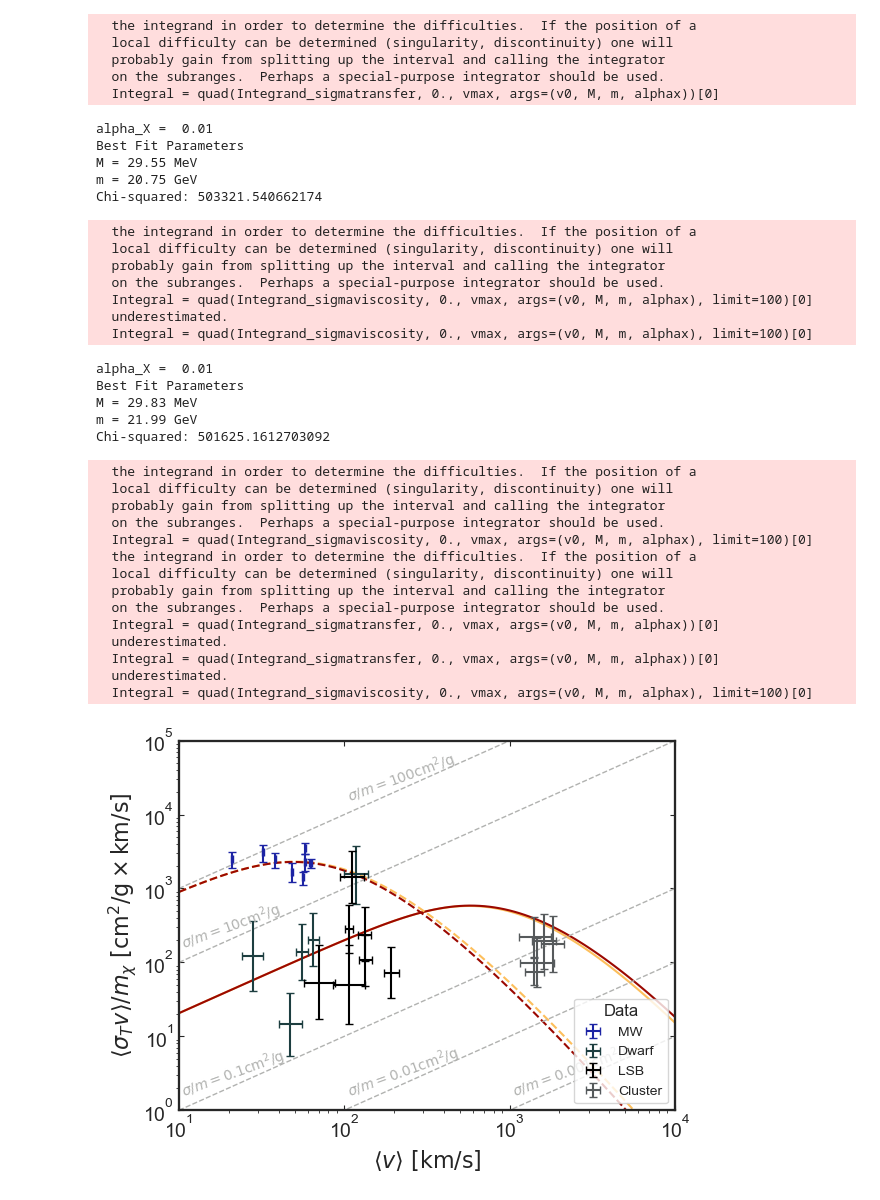
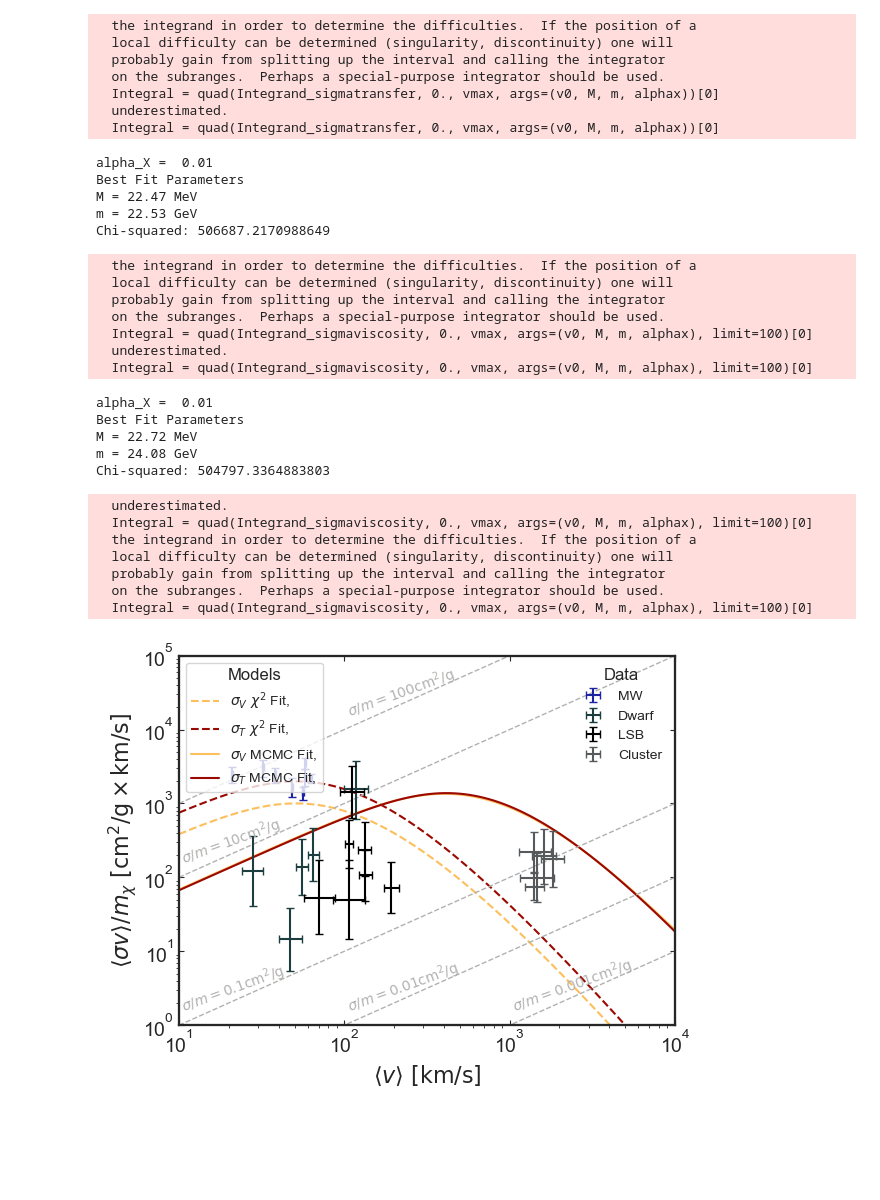
Before and after one commit to nigomezcr/Leptophilic-Atlas-Repo, a Jupyter notebook: DarkMatterFits.ipynb, the cells around one changed output. Drawn from its saved outputs; the diff is of its cells as text; code cells hidden in the pictures; blank space fills up the shorter version.

```diff
--- a/DarkMatterFits.ipynb
+++ b/DarkMatterFits.ipynb
@@ -37,7 +37,7 @@ def Integrand_sigmaviscosity(v, v0, M, m, alphax):
 
 
 def Average_sigmatransfer(v0, M, m, alphax):
-    sigma2_MB = v0**2*np.pi*(3*np.pi - 8)/np.pi
+    sigma2_MB = v0**2*(3*np.pi - 8)
     vmax = 2*np.sqrt(sigma2_MB)
 
     Prefactor = 4*np.pi/((2*np.pi*v0**2)**1.5 )
@@ -45,7 +45,7 @@ def Average_sigmatransfer(v0, M, m, alphax):
     return Prefactor*Integral
 
 def Average_sigmaviscosity(v0, M, m, alphax):
-    sigma2_MB = v0**2*np.pi*(3*np.pi - 8)/np.pi
+    sigma2_MB = v0**2*(3*np.pi - 8)
     vmax = 2*np.sqrt(sigma2_MB)
 
     Prefactor = 4*np.pi/((2*np.pi*v0**2)**1.5 )
@@ -114,11 +114,13 @@ compute_fit(Average_sigmatransfer, 0.01)
   probably gain from splitting up the interval and calling the integrator
   on the subranges.  Perhaps a special-purpose integrator should be used.
   Integral = quad(Integrand_sigmatransfer, 0., vmax, args=(v0, M, m, alphax))[0]
+  underestimated.
+  Integral = quad(Integrand_sigmatransfer, 0., vmax, args=(v0, M, m, alphax))[0]
 alpha_X =  0.01
 Best Fit Parameters
-M = 29.55 MeV
-m = 20.75 GeV
-Chi-squared: 503321.540662174
+M = 22.47 MeV
+m = 22.53 GeV
+Chi-squared: 506687.2170988649
 # %%
 compute_fit(Average_sigmaviscosity, 0.01)
 # %% [output]
@@ -131,9 +133,9 @@ compute_fit(Average_sigmaviscosity, 0.01)
   Integral = quad(Integrand_sigmaviscosity, 0., vmax, args=(v0, M, m, alphax), limit=100)[0]
 alpha_X =  0.01
 Best Fit Parameters
-M = 29.83 MeV
-m = 21.99 GeV
-Chi-squared: 501625.1612703092
+M = 22.72 MeV
+m = 24.08 GeV
+Chi-squared: 504797.3364883803
 # %%
 """
 //////////// Plots ////////////
@@ -167,33 +169,34 @@ Cluster_Err_u = ClusterData[:,5]
 v_array = np.logspace(1., 4, 100)
 v0 = v_array*np.sqrt(np.pi)/4
 
-sigvm_array = np.zeros(100)
-sigvm_array_t = np.zeros(100)
-sigvm_array2 = np.zeros(100)
-sigvm_array3 = np.zeros(100)
+sigvm_array_MCMC_v = np.zeros(100) #Array to plot viscosity with paramters from MCMC Fit
+sigvm_array_MCMC_t = np.zeros(100) #Array to plot transfer with paramters from MCMC Fit
+sigvm_array_chi2_v = np.zeros(100) #Array to plot viscosity with paramters from Chi2 Fit
+sigvm_array_chi2_t = np.zeros(100) #Array to plot transfer with paramters from Chi2 Fit
 
+M_mv, m_mv = 25.1, 209.6 # Z' and DM mass from MCMC fit to sigV, eq (19)
+M_mt, m_mt = 19.9, 161.5 # Z' and DM mass from MCMC fit to sigT, eq (20)
+M_cv, m_cv= 22.72, 24.08 #Z' and DM mass from chi2 fit to sigV, eq (21)
+M_ct, m_ct= 22.47, 22.53 #Z' and DM mass from chi2 fit to sigT, eq (22)
 
 
 # Create a figure and axis object
 fig, ax = plt.subplots()
 
-alphaDM, alphaDM2, alphaDM3 = 0.01, 0.01, 0.01
-mZp, mZp2, mZp3 = 30, 46, 19
-mDM, mDM2, mDM3 = 22, 7, 161
 
 for i in range(100):
-    sigvm_array[i] = Average_sigmaviscosity(v0[i], mZp, mDM, alphaDM)
-    sigvm_array_t[i] = Average_sigmatransfer(v0[i], mZp, mDM, alphaDM)
-    sigvm_array2[i] = Average_sigmaviscosity(v0[i], mZp3, mDM3, alphaDM3)
-    sigvm_array3[i] = Average_sigmatransfer(v0[i], mZp3, mDM3, alphaDM3)
+    sigvm_array_MCMC_v[i] = Average_sigmaviscosity(v0[i], M_mv, m_mv, alphaDM)
+    sigvm_array_MCMC_t[i] = Average_sigmatransfer(v0[i], M_mt, m_mt, alphaDM)
+    sigvm_array_chi2_v[i] = Average_sigmaviscosity(v0[i], M_cv, m_cv, alphaDM)
+    sigvm_array_chi2_t[i] = Average_sigmatransfer(v0[i], M_ct, m_ct, alphaDM)
 
 # Model Plot
-model_t, = ax.plot(v_array, sigvm_array_t, color=BackgroundColor3, label='Chi-2 Fit')
-model1, = ax.plot(v_array, sigvm_array, color=MainColor1, label='Chi-2 Fit')
-model2, = ax.plot(v_array, sigvm_array2, color=BackgroundColor3, linestyle='dashed', label='Viscosity')
-model3, = ax.plot(v_array, sigvm_array3, color=MainColor1, linestyle='dashed', label='Transfer')
-#first_legend = ax.legend(handles=[model1, model2, model3], loc=2, title='Models')
-#ax.add_artist(first_legend)
+model_MV, = ax.plot(v_array, sigvm_array_MCMC_v, color=BackgroundColor3, linestyle='dashed', label='$\sigma_V~ \chi^2$ Fit,')
+model_MT, = ax.plot(v_array, sigvm_array_MCMC_t, color=MainColor1,  linestyle='dashed', label='$\sigma_T~ \chi^2$ Fit,')
+model_CV, = ax.plot(v_array, sigvm_array_chi2_v, color=BackgroundColor3, linestyle='solid', label='$\sigma_V$ MCMC Fit,')
+model_CT, = ax.plot(v_array, sigvm_array_chi2_t, color=MainColor1, linestyle='solid', label='$\sigma_T$ MCMC Fit,')
+first_legend = ax.legend(handles=[model_MV, model_MT, model_CV, model_CT], loc=2, title='Models')
+ax.add_artist(first_legend)
 
 
 # Cross section diagonals
@@ -208,42 +211,36 @@ ax.text(10, 1.5, r'$ \sigma/m = 0.1 \mathrm{cm^2/g}$', size=10, rotation=20, col
 ax.plot(v_array, 10*v_array, color=DiagonalsColor, linestyle='dashed', lw=Diagonalswidth)
 ax.text(10, 150, r'$ \sigma/m = 10 \mathrm{cm^2/g}$', size=10, rotation=20, color=DiagonalsColor)
 ax.plot(v_array, 100*v_array, color=DiagonalsColor, linestyle='dashed', lw=Diagonalswidth)
 ax.text(100, 1.5e4, r'$ \sigma/m = 100 \mathrm{cm^2/g}$', size=10, rotation=20, color=DiagonalsColor)
 
 # Data
 data1 = ax.errorbar(VelocityData, CrossSectionData, CrossSectionData_Err , VelocityData_Err , ls='', color=MainColor2, capsize=3, label='MW')
 data2 = ax.errorbar(Dwarf_x, Dwarf_y, (Dwarf_Err_d, Dwarf_Err_u), (Dwarf_Err_l, Dwarf_Err_r), ls='', color=BackgroundColor2, capsize=3, label='Dwarf')
 data3 = ax.errorbar(Galaxy_x, Galaxy_y, (Galaxy_Err_d, Galaxy_Err_u), (Galaxy_Err_l, Galaxy_Err_r), ls='', color='k', capsize=3, label='LSB')
 data4 = ax.errorbar(Cluster_x, Cluster_y, (Cluster_Err_d, Cluster_Err_u), (Cluster_Err_l, Cluster_Err_r), ls='', color=Gray1, capsize=3, label='Cluster')
-ax.legend(handles=[data1, data2, data3, data4], loc=4, title='Data')
+ax.legend(handles=[data1, data2, data3, data4], loc=1, title='Data', frameon=False)
+
 
 # Settings
 ax.tick_params(top=True, right=True, direction='in')
 ax.set_xlabel(r'$\langle v \rangle ~[ \mathrm{km/s}]$')
-ax.set_ylabel(r'$\langle\sigma_T v \rangle /m_{\chi} ~[\mathrm{cm^2/g \times km/s}]$')
+ax.set_ylabel(r'$\langle\sigma v \rangle /m_{\chi} ~[\mathrm{cm^2/g \times km/s}]$')
 ax.set_xscale('log')
 ax.set_yscale('log')
 ax.set_ylim(1, 1e5)
 ax.set_xlim(10, 1e4)
 
 
 # Save and show the plot
 plt.savefig('Plots/GalaxyFit.pdf')
 plt.savefig('Plots/GalaxyFit.svg')
 plt.show()
 # %% [output]
+  underestimated.
+  Integral = quad(Integrand_sigmaviscosity, 0., vmax, args=(v0, M, m, alphax), limit=100)[0]
   the integrand in order to determine the difficulties.  If the position of a
   local difficulty can be determined (singularity, discontinuity) one will
   probably gain from splitting up the interval and calling the integrator
   on the subranges.  Perhaps a special-purpose integrator should be used.
   Integral = quad(Integrand_sigmaviscosity, 0., vmax, args=(v0, M, m, alphax), limit=100)[0]
-  the integrand in order to determine the difficulties.  If the position of a
-  local difficulty can be determined (singularity, discontinuity) one will
-  probably gain from splitting up the interval and calling the integrator
-  on the subranges.  Perhaps a special-purpose integrator should be used.
-  Integral = quad(Integrand_sigmatransfer, 0., vmax, args=(v0, M, m, alphax))[0]
-  underestimated.
-  Integral = quad(Integrand_sigmatransfer, 0., vmax, args=(v0, M, m, alphax))[0]
-  underestimated.
-  Integral = quad(Integrand_sigmaviscosity, 0., vmax, args=(v0, M, m, alphax), limit=100)[0]
-[figure, old version]
+[figure, new version]
```
Also changed, not shown: 7 other files.
